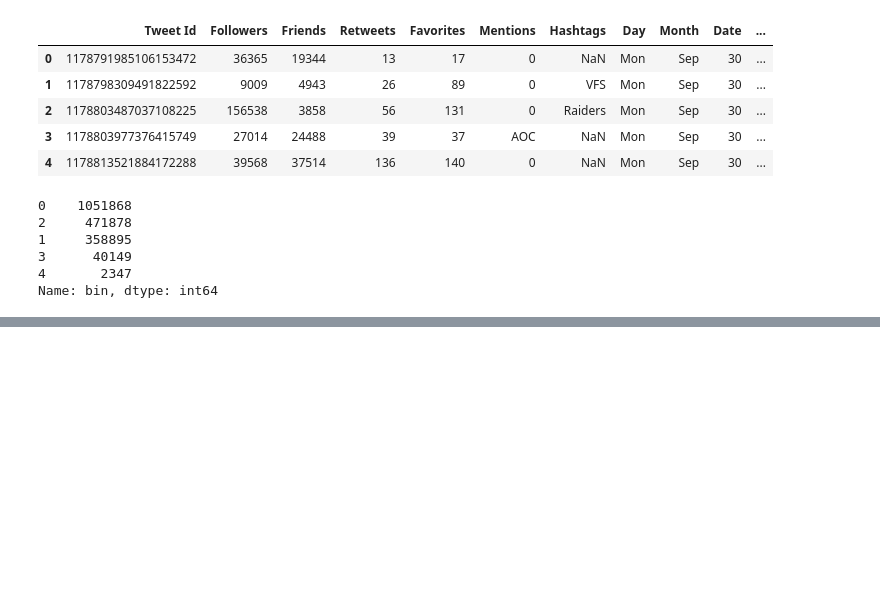
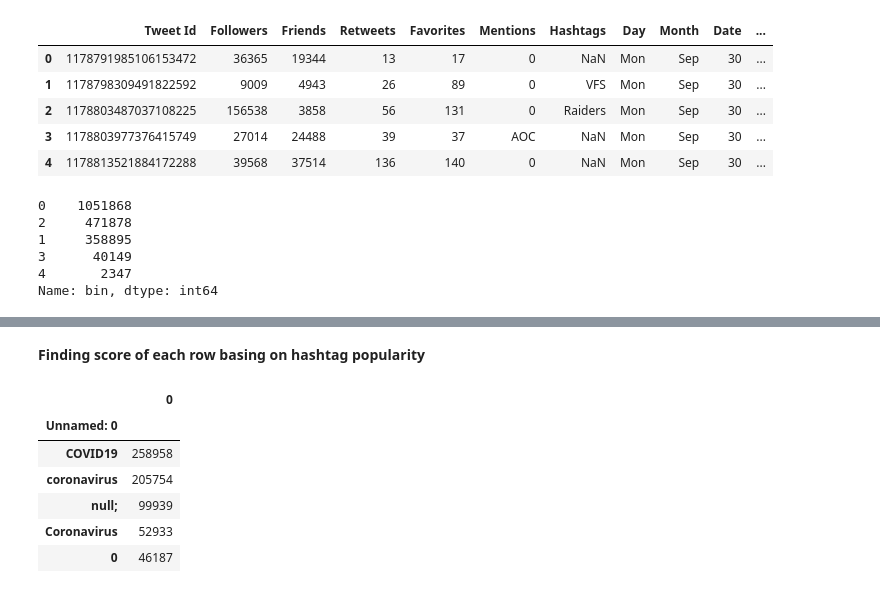
Before and after one commit to korupalli/ML-Project, a Jupyter notebook: balancing.ipynb, the cells around one changed output, grey strips where cells are left out. Drawn from its saved outputs; the diff is of its cells as text; code cells hidden in the pictures; blank space fills up the shorter version.

```diff
--- a/balancing.ipynb
+++ b/balancing.ipynb
@@ -50,0 +110,14 @@ df = pd.concat([df_class_0_under, df_class_1_under,df_class_2_under,df_class_3_u
+# %% [markdown]
+**Finding score of each row basing on hashtag popularity**
+# %%
+Hashtags_count = pd.read_csv('/content/drive/My Drive/Colab Notebooks/Hashtags_count.csv')
+Hashtags_count.set_index('Unnamed: 0', inplace=True)
+Hashtags_count.head()
+# %% [output]
+|  | 0 |
+| Unnamed: 0 |  |
+| COVID19 | 258958 |
+| coronavirus | 205754 |
+| null; | 99939 |
+| Coronavirus | 52933 |
+| 0 | 46187 |
```
Also changed, not shown: parts of 15 cells of this notebook.
